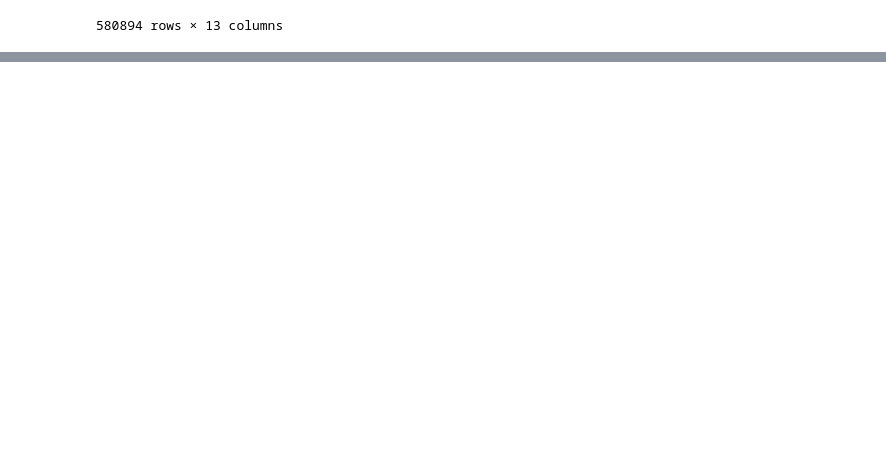
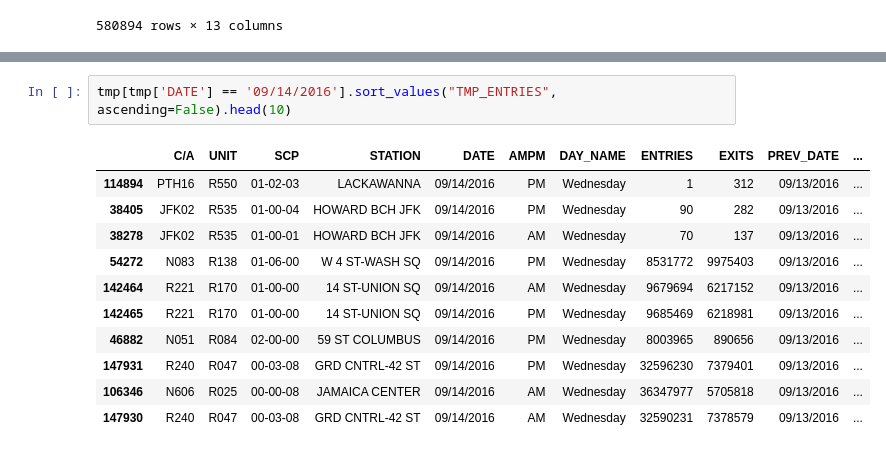
Before and after one commit to weizhao-BME/metis-project1, a Jupyter notebook: fresh_start_wei.ipynb, the cells around one changed output, grey strips where cells are left out. Cells and saved outputs as stored; diff of their text form; blank space fills up the shorter version.

```diff
--- a/fresh_start_wei.ipynb
+++ b/fresh_start_wei.ipynb
@@ -39,0 +52,14 @@ daily_entries
+# %%
+tmp[tmp['DATE'] == '09/14/2016'].sort_values("TMP_ENTRIES", ascending=False).head(10)
+# %% [output]
+|  | C/A | UNIT | SCP | STATION | DATE | AMPM | DAY_NAME | ENTRIES | EXITS | PREV_DATE | ... |
+| 114894 | PTH16 | R550 | 01-02-03 | LACKAWANNA | 09/14/2016 | PM | Wednesday | 1 | 312 | 09/13/2016 | ... |
+| 38405 | JFK02 | R535 | 01-00-04 | HOWARD BCH JFK | 09/14/2016 | PM | Wednesday | 90 | 282 | 09/13/2016 | ... |
+| 38278 | JFK02 | R535 | 01-00-01 | HOWARD BCH JFK | 09/14/2016 | AM | Wednesday | 70 | 137 | 09/13/2016 | ... |
+| 54272 | N083 | R138 | 01-06-00 | W 4 ST-WASH SQ | 09/14/2016 | PM | Wednesday | 8531772 | 9975403 | 09/13/2016 | ... |
+| 142464 | R221 | R170 | 01-00-00 | 14 ST-UNION SQ | 09/14/2016 | AM | Wednesday | 9679694 | 6217152 | 09/13/2016 | ... |
+| 142465 | R221 | R170 | 01-00-00 | 14 ST-UNION SQ | 09/14/2016 | PM | Wednesday | 9685469 | 6218981 | 09/13/2016 | ... |
+| 46882 | N051 | R084 | 02-00-00 | 59 ST COLUMBUS | 09/14/2016 | PM | Wednesday | 8003965 | 890656 | 09/13/2016 | ... |
+| 147931 | R240 | R047 | 00-03-08 | GRD CNTRL-42 ST | 09/14/2016 | PM | Wednesday | 32596230 | 7379401 | 09/13/2016 | ... |
+| 106346 | N606 | R025 | 00-00-08 | JAMAICA CENTER | 09/14/2016 | AM | Wednesday | 36347977 | 5705818 | 09/13/2016 | ... |
+| 147930 | R240 | R047 | 00-03-08 | GRD CNTRL-42 ST | 09/14/2016 | AM | Wednesday | 32590231 | 7378579 | 09/13/2016 | ... |
```
Also changed, not shown: parts of 14 cells of this notebook, 1 other file.
